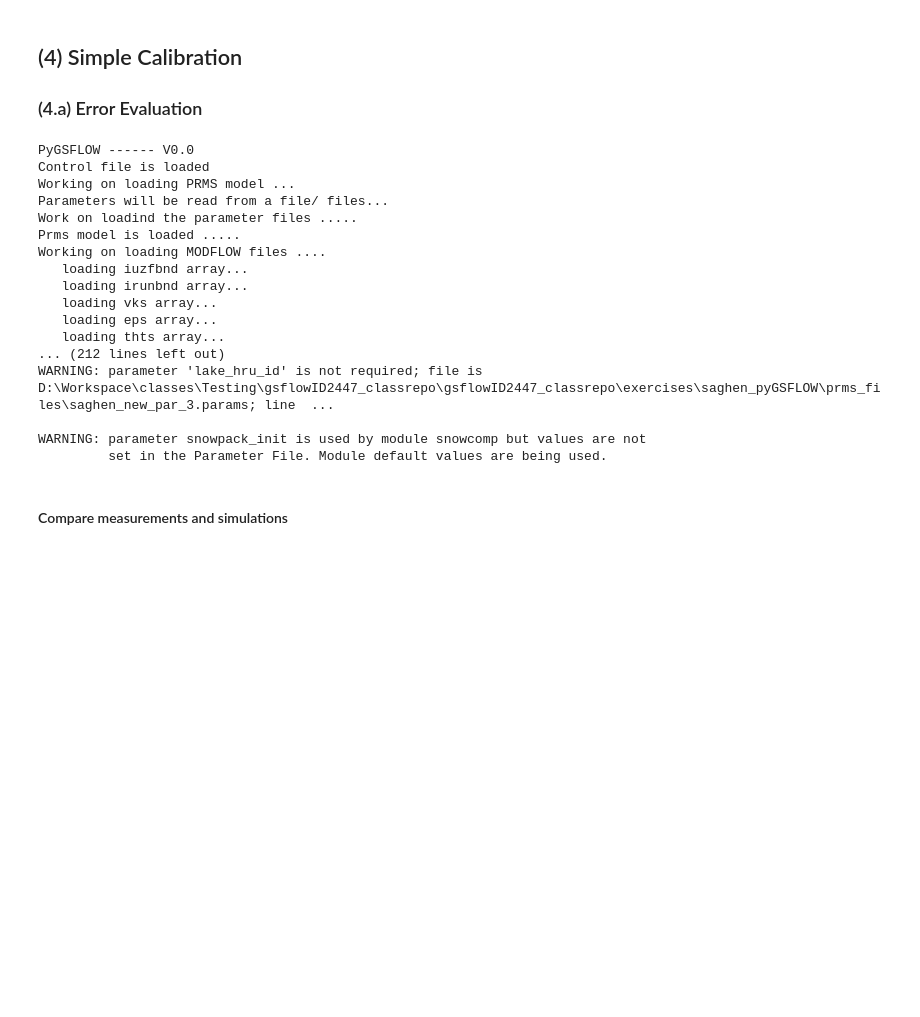
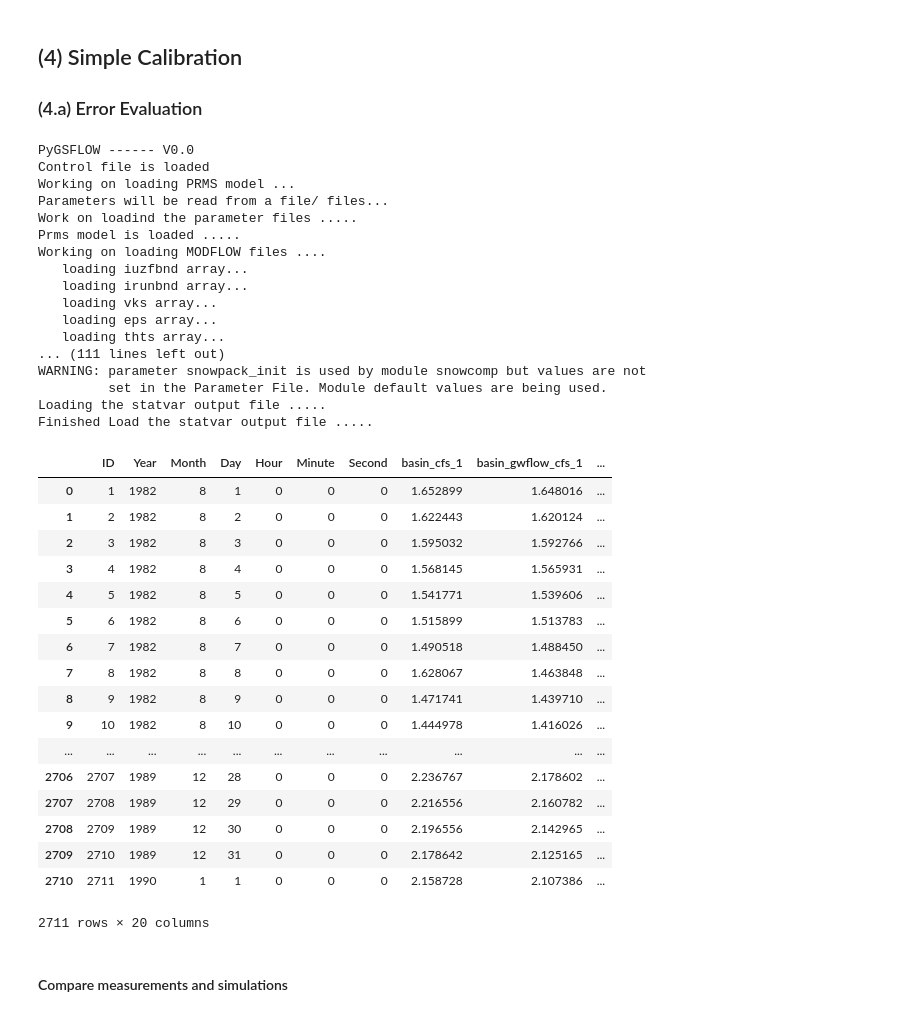
Before and after one commit to rniswon/gsflowID2447_classrepo, a Jupyter notebook: exercises/saghen_pyGSFLOW/3_Model_Sensitivity_Calibration.ipynb, the cells around one changed output. Saved outputs shown, nothing was run; the diff lists cells and outputs as text; code cells hidden in the pictures; blank space fills up the shorter version.

```diff
--- a/exercises/saghen_pyGSFLOW/3_Model_Sensitivity_Calibration.ipynb
+++ b/exercises/saghen_pyGSFLOW/3_Model_Sensitivity_Calibration.ipynb
@@ -424,35 +435,53 @@ plt.legend()
 # %%
 # Before we start let us load the model
 control_file = r"../saghen_pyGSFLOW/gsflow_files2/saghen_new_cont.control"
 gs = Gsflow(control_file=control_file)
 gs.gsflow_exe = os.path.abspath(r"../../bin/gsflow.exe")
 gs.control.set_values("model_mode", ['PRMS'])
 gs.control.set_values("print_debug", [-1]) # this will turn off screen printout and reduce output to the notebook
 gs.control.set_values(name='end_time', values=[1990,1,1,0,0,0])
 Params = gs.prms.parameters
 
 gs.write_input(workspace=r"./prms_files")              # write input
 gs.run_model()                                         # run the model
 gs.prms.get_statVar()
-gs.run_model()
+#gs.run_model()
 # %% [output]
 PyGSFLOW ------ V0.0
 Control file is loaded
 Working on loading PRMS model ...
 Parameters will be read from a file/ files...
 Work on loadind the parameter files .....
 Prms model is loaded .....
 Working on loading MODFLOW files ....
    loading iuzfbnd array...
    loading irunbnd array...
    loading vks array...
    loading eps array...
    loading thts array...
-... (212 lines left out)
-WARNING: parameter 'lake_hru_id' is not required; file is D:\Workspace\classes\Testing\gsflowID2447_classrepo\gsflowID2447_classrepo\exercises\saghen_pyGSFLOW\prms_files\saghen_new_par_3.params; line  ...
-
+... (111 lines left out)
 WARNING: parameter snowpack_init is used by module snowcomp but values are not
          set in the Parameter File. Module default values are being used.
+Loading the statvar output file .....
+Finished Load the statvar output file .....
+|  | ID | Year | Month | Day | Hour | Minute | Second | basin_cfs_1 | basin_gwflow_cfs_1 | ... |
+| 0 | 1 | 1982 | 8 | 1 | 0 | 0 | 0 | 1.652899 | 1.648016 | ... |
+| 1 | 2 | 1982 | 8 | 2 | 0 | 0 | 0 | 1.622443 | 1.620124 | ... |
+| 2 | 3 | 1982 | 8 | 3 | 0 | 0 | 0 | 1.595032 | 1.592766 | ... |
+| 3 | 4 | 1982 | 8 | 4 | 0 | 0 | 0 | 1.568145 | 1.565931 | ... |
+| 4 | 5 | 1982 | 8 | 5 | 0 | 0 | 0 | 1.541771 | 1.539606 | ... |
+| 5 | 6 | 1982 | 8 | 6 | 0 | 0 | 0 | 1.515899 | 1.513783 | ... |
+| 6 | 7 | 1982 | 8 | 7 | 0 | 0 | 0 | 1.490518 | 1.488450 | ... |
+| 7 | 8 | 1982 | 8 | 8 | 0 | 0 | 0 | 1.628067 | 1.463848 | ... |
+| 8 | 9 | 1982 | 8 | 9 | 0 | 0 | 0 | 1.471741 | 1.439710 | ... |
+| 9 | 10 | 1982 | 8 | 10 | 0 | 0 | 0 | 1.444978 | 1.416026 | ... |
+| ... | ... | ... | ... | ... | ... | ... | ... | ... | ... | ... |
+| 2706 | 2707 | 1989 | 12 | 28 | 0 | 0 | 0 | 2.236767 | 2.178602 | ... |
+| 2707 | 2708 | 1989 | 12 | 29 | 0 | 0 | 0 | 2.216556 | 2.160782 | ... |
+| 2708 | 2709 | 1989 | 12 | 30 | 0 | 0 | 0 | 2.196556 | 2.142965 | ... |
+| 2709 | 2710 | 1989 | 12 | 31 | 0 | 0 | 0 | 2.178642 | 2.125165 | ... |
+| 2710 | 2711 | 1990 | 1 | 1 | 0 | 0 | 0 | 2.158728 | 2.107386 | ... |
+2711 rows × 20 columns
 # %% [markdown]
 #### Compare measurements and simulations
 # %%
```
Also changed, not shown: parts of 13 cells of this notebook, 7 other files.
